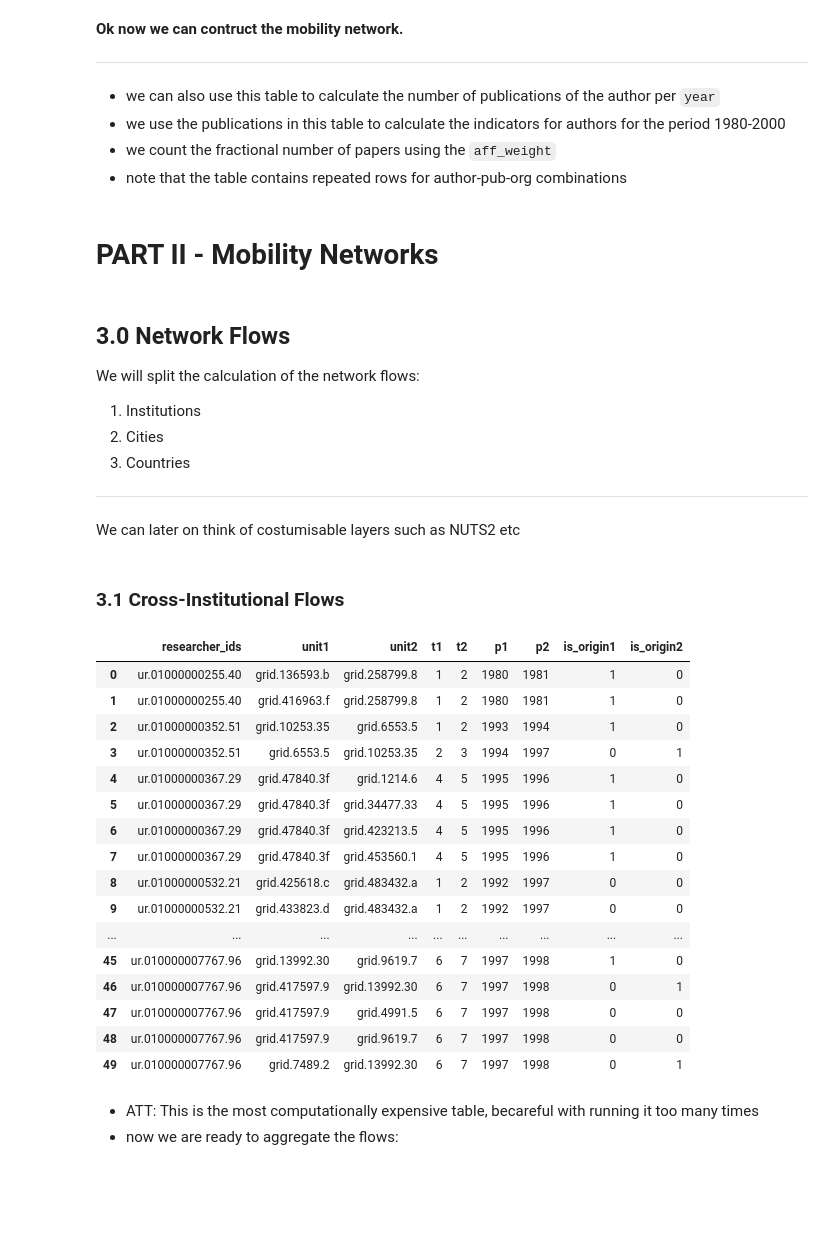
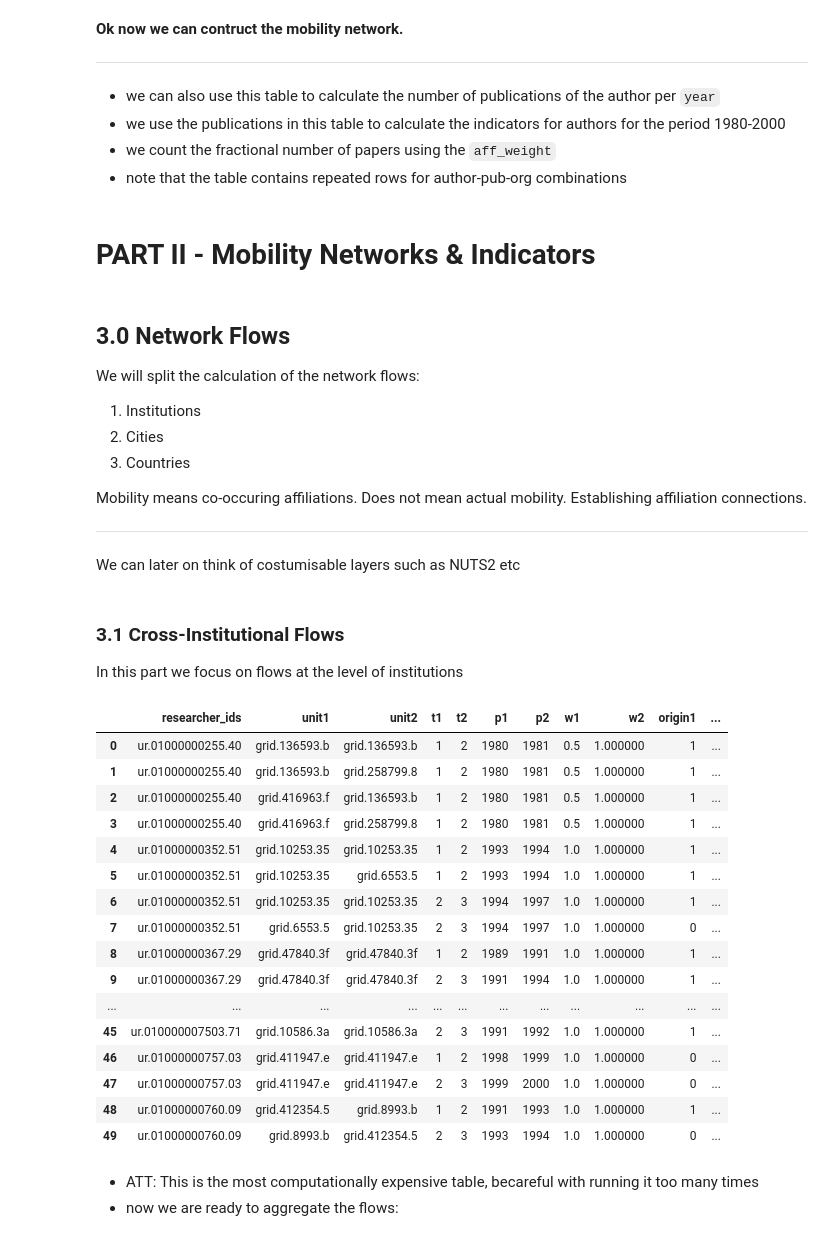
Before and after one commit to complexity-science-hub/SciFlows, a Jupyter notebook: Flows_1980_2000_first_level_for.ipynb, the cells around one changed output. Cells and saved outputs as stored; diff of their text form; code cells hidden in the pictures; blank space fills up the shorter version.

```diff
--- a/Flows_1980_2000_first_level_for.ipynb
+++ b/Flows_1980_2000_first_level_for.ipynb
@@ -469,7 +476,7 @@ limit 10
 - we count the fractional number of papers using the `aff_weight`
 - note that the table contains repeated rows for author-pub-org combinations
 # %% [markdown]
-# **PART II - Mobility Networks**
+# **PART II - Mobility Networks & Indicators**
 # %% [markdown]
 ## 3.0 Network Flows
 
@@ -478,6 +485,8 @@ We will split the calculation of the network flows:
 2. Cities
 3. Countries
 
+Mobility means co-occuring affiliations. Does not mean actual mobility.
+Establishing affiliation connections.
 
 ---
 
@@ -486,77 +495,54 @@ We will split the calculation of the network flows:
 We can later on think of costumisable layers such as NUTS2 etc
 # %% [markdown]
 ### 3.1 Cross-Institutional Flows
+In this part we focus on flows at the level of institutions
 # %%
 %%bigquery --project $project_id
 # now we have everything we need to construct the flows at the institutional level
 create or replace table cshdimensionstest.test.flows_1980_2000 as
   select distinct
     a.researcher_ids,
-  --  a.id as pub1,
-  --  b.id as pub2,
     a.research_orgs as unit1,
     b.research_orgs as unit2,
     a.t as t1,
     b.t as t2,
     a.year as p1,
     b.year as p2,
-  --  a.aff_weight as aff_w1,
-  --  b.aff_weight as aff_w2,
-   -- a.is_multi_affiliation as is_multi1,
-   -- b.is_multi_affiliation as is_multi2,
-   -- a.is_origin as is_origin1,
-   -- b.is_origin as is_origin2,
-    a.is_origin_all as is_origin1,
-    b.is_origin_all as is_origin2
+    a.aff_weight as w1,
+    b.aff_weight as w2,
+    a.is_origin_all as origin1,
+    b.is_origin_all as origin2
   from
         cshdimensionstest.test.researchers_after_1980_simplified a
     inner join
         cshdimensionstest.test.researchers_after_1980_simplified b
         on a.researcher_ids = b.researcher_ids
   where
-        a.t < b.t and a.t = b.t - 1
-        and a.research_orgs != b.research_orgs;
-  --      and a.researcher_ids = 'ur.01000000367.29';
-  --order by
-  --  a.researcher_ids,
-  --  a.t,
-  --  b.t;
+        a.t < b.t and a.t = b.t - 1;
 
-create or replace table cshdimensionstest.test.flows_1980_2000_without_origins as
+# check the table
 select *
 from cshdimensionstest.test.flows_1980_2000
-where is_origin1 = 0 or is_origin2 = 0;
-
-drop table if exists cshdimensionstest.test.flows_1980_2000;
-
-create or replace table cshdimensionstest.test.flows_1980_2000 as
-select *
-from cshdimensionstest.test.flows_1980_2000_without_origins;
-
-drop table if exists cshdimensionstest.test.flows_1980_2000_without_origins;
-
-# check the table
-select * from cshdimensionstest.test.flows_1980_2000
-order by researcher_ids, t1,t2, unit1, unit2
+order by researcher_ids, t1, t2, unit1, unit2
 limit 50;
 # %% [output]
-|  | researcher_ids | unit1 | unit2 | t1 | t2 | p1 | p2 | is_origin1 | is_origin2 |
-| 0 | ur.01000000255.40 | grid.136593.b | grid.258799.8 | 1 | 2 | 1980 | 1981 | 1 | 0 |
-| 1 | ur.01000000255.40 | grid.416963.f | grid.258799.8 | 1 | 2 | 1980 | 1981 | 1 | 0 |
-| 2 | ur.01000000352.51 | grid.10253.35 | grid.6553.5 | 1 | 2 | 1993 | 1994 | 1 | 0 |
-| 3 | ur.01000000352.51 | grid.6553.5 | grid.10253.35 | 2 | 3 | 1994 | 1997 | 0 | 1 |
-| 4 | ur.01000000367.29 | grid.47840.3f | grid.1214.6 | 4 | 5 | 1995 | 1996 | 1 | 0 |
-| 5 | ur.01000000367.29 | grid.47840.3f | grid.34477.33 | 4 | 5 | 1995 | 1996 | 1 | 0 |
-| 6 | ur.01000000367.29 | grid.47840.3f | grid.423213.5 | 4 | 5 | 1995 | 1996 | 1 | 0 |
-| 7 | ur.01000000367.29 | grid.47840.3f | grid.453560.1 | 4 | 5 | 1995 | 1996 | 1 | 0 |
-| 8 | ur.01000000532.21 | grid.425618.c | grid.483432.a | 1 | 2 | 1992 | 1997 | 0 | 0 |
-| 9 | ur.01000000532.21 | grid.433823.d | grid.483432.a | 1 | 2 | 1992 | 1997 | 0 | 0 |
-| ... | ... | ... | ... | ... | ... | ... | ... | ... | ... |
-| 45 | ur.010000007767.96 | grid.13992.30 | grid.9619.7 | 6 | 7 | 1997 | 1998 | 1 | 0 |
-| 46 | ur.010000007767.96 | grid.417597.9 | grid.13992.30 | 6 | 7 | 1997 | 1998 | 0 | 1 |
-| 47 | ur.010000007767.96 | grid.417597.9 | grid.4991.5 | 6 | 7 | 1997 | 1998 | 0 | 0 |
-| 48 | ur.010000007767.96 | grid.417597.9 | grid.9619.7 | 6 | 7 | 1997 | 1998 | 0 | 0 |
-| 49 | ur.010000007767.96 | grid.7489.2 | grid.13992.30 | 6 | 7 | 1997 | 1998 | 0 | 1 |
+|  | researcher_ids | unit1 | unit2 | t1 | t2 | p1 | p2 | w1 | w2 | origin1 | ... |
+| 0 | ur.01000000255.40 | grid.136593.b | grid.136593.b | 1 | 2 | 1980 | 1981 | 0.5 | 1.000000 | 1 | ... |
+| 1 | ur.01000000255.40 | grid.136593.b | grid.258799.8 | 1 | 2 | 1980 | 1981 | 0.5 | 1.000000 | 1 | ... |
+| 2 | ur.01000000255.40 | grid.416963.f | grid.136593.b | 1 | 2 | 1980 | 1981 | 0.5 | 1.000000 | 1 | ... |
+| 3 | ur.01000000255.40 | grid.416963.f | grid.258799.8 | 1 | 2 | 1980 | 1981 | 0.5 | 1.000000 | 1 | ... |
+| 4 | ur.01000000352.51 | grid.10253.35 | grid.10253.35 | 1 | 2 | 1993 | 1994 | 1.0 | 1.000000 | 1 | ... |
+| 5 | ur.01000000352.51 | grid.10253.35 | grid.6553.5 | 1 | 2 | 1993 | 1994 | 1.0 | 1.000000 | 1 | ... |
+| 6 | ur.01000000352.51 | grid.10253.35 | grid.10253.35 | 2 | 3 | 1994 | 1997 | 1.0 | 1.000000 | 1 | ... |
+| 7 | ur.01000000352.51 | grid.6553.5 | grid.10253.35 | 2 | 3 | 1994 | 1997 | 1.0 | 1.000000 | 0 | ... |
+| 8 | ur.01000000367.29 | grid.47840.3f | grid.47840.3f | 1 | 2 | 1989 | 1991 | 1.0 | 1.000000 | 1 | ... |
+| 9 | ur.01000000367.29 | grid.47840.3f | grid.47840.3f | 2 | 3 | 1991 | 1994 | 1.0 | 1.000000 | 1 | ... |
+| ... | ... | ... | ... | ... | ... | ... | ... | ... | ... | ... | ... |
+| 45 | ur.010000007503.71 | grid.10586.3a | grid.10586.3a | 2 | 3 | 1991 | 1992 | 1.0 | 1.000000 | 1 | ... |
+| 46 | ur.01000000757.03 | grid.411947.e | grid.411947.e | 1 | 2 | 1998 | 1999 | 1.0 | 1.000000 | 0 | ... |
+| 47 | ur.01000000757.03 | grid.411947.e | grid.411947.e | 2 | 3 | 1999 | 2000 | 1.0 | 1.000000 | 0 | ... |
+| 48 | ur.01000000760.09 | grid.412354.5 | grid.8993.b | 1 | 2 | 1991 | 1993 | 1.0 | 1.000000 | 1 | ... |
+| 49 | ur.01000000760.09 | grid.8993.b | grid.412354.5 | 2 | 3 | 1993 | 1994 | 1.0 | 1.000000 | 0 | ... |
 # %% [markdown]
 *   ATT: This is the most computationally expensive table, becareful with running it too many times
 * now we are ready to aggregate the flows:
```
Also changed, not shown: parts of 72 cells of this notebook.
